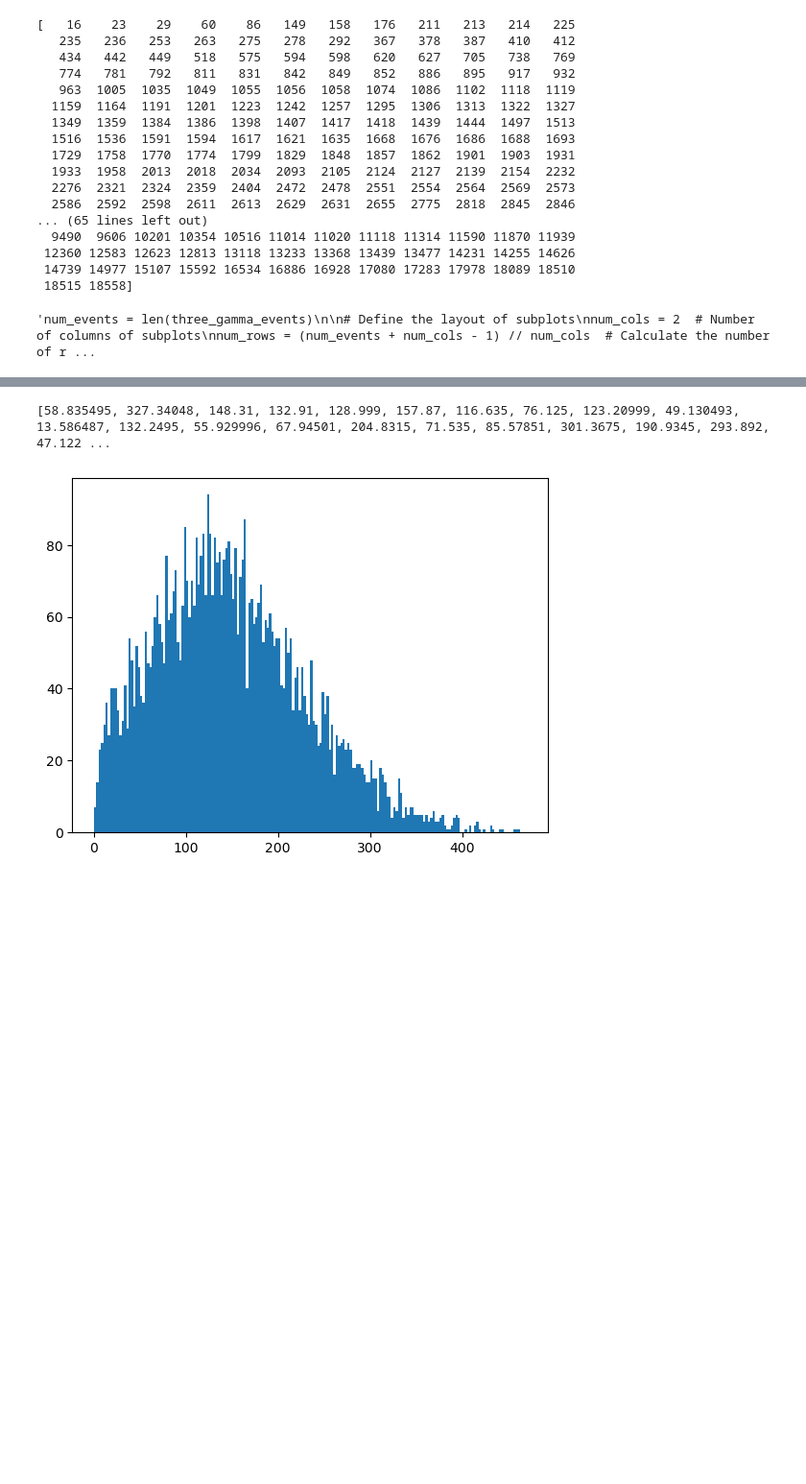
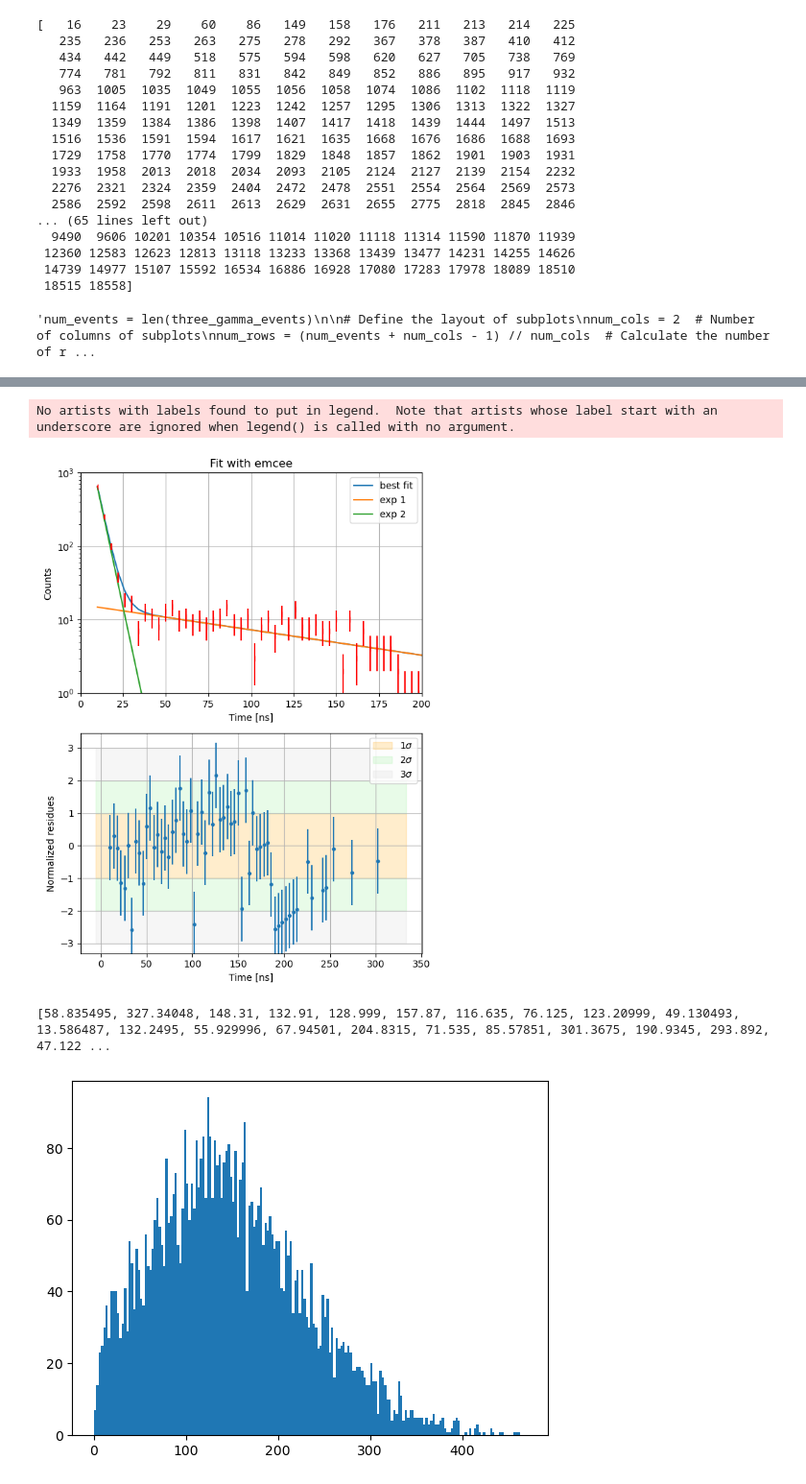
Before and after one commit to 0-DvD-0/Sfera, a Jupyter notebook: Jupyter/ortho_filter_check.ipynb, the cells around one changed output, grey strips where cells are left out. Shown at 96% size. Saved outputs shown, nothing was run; the diff lists cells and outputs as text; code cells hidden in the pictures; blank space fills up the shorter version.

```diff
--- a/Jupyter/ortho_filter_check.ipynb
+++ b/Jupyter/ortho_filter_check.ipynb
@@ -457,0 +488,8 @@ No artists with labels found to put in legend.  Note that artists whose label st
+# %%
+emcee_kws = dict(steps=5000, burn=500, thin=20, is_weighted=False,
+                 progress=False)
+emcee_params = result.params.copy()
+emcee_params.add('__lnsigma', value=np.log(0.1), min=np.log(0.001), max=np.log(2.0))
+
+result_emcee = model.fit(data=bin_T, x=centersT, params=emcee_params, method='emcee',
+                         nan_policy='omit', fit_kws=emcee_kws)
@@ -458,3 +516,47 @@ No artists with labels found to put in legend.  Note that artists whose label st
+# %%
+fig, (ax1, ax2) = plt.subplots(2, 1, figsize=(6, 8))
+
+#_ = ax1.hist(mean_time_diff, bins = Nbins, range = [0, 200], color = "cyan", alpha = 0.5, label = "Background")
+ax1.set_xlabel('Time [ns]')
+ax1.set_ylabel('Counts')
+ax1.legend()
+
+comps = result_emcee.eval_components()                        #Plotto il best fit + le componenti
+ax1.plot(centersT, result_emcee.best_fit, label='best fit')
+ax1.plot(centersT, comps['e1_'], label='exp 1')
+ax1.plot(centersT, comps['e2_'], label='exp 2')
+
+
+ax1.legend()
+ax1.errorbar(centersT, bin_T, errT, color = "red", fmt='|')
+ax1.set_xlim(0, 200)
+ax1.grid()
+
+residueT = bin_T - result_emcee.best_fit
+norm_resT = residueT / errT
+
+ax2.errorbar(centersT, norm_resT, 1, ls = "", marker = ".")
+ax2.grid()
+
+ax2.set_xlabel('Time [ns]')
+ax2.set_ylabel('Normalized residues')
+
+xlim = ax2.get_xlim()
+
+ax2.fill_between(xlim, [-1, -1], [1, 1], color = "orange", alpha = 0.2, label = r'$1\sigma$')
+ax2.fill_between(xlim, [-2, -2], [-1, -1], color = "lightgreen", alpha = 0.2, label = r'$2\sigma$')
+ax2.fill_between(xlim, [1, 1], [2, 2], color = "lightgreen", alpha = 0.2)
+ax2.fill_between(xlim, [2, 2], [3, 3], color = "lightgray", alpha = 0.2, label = r'$3\sigma$')
+ax2.fill_between(xlim, [-3, -3], [-2, -2], color = "lightgray", alpha = 0.2)
+ax1.set_yscale('log')
+ax2.legend()
+ax1.set_ylim(1, 1000)
+ax1.set_title('Fit with emcee')
+fig.tight_layout()
+plt.show()
+# %% [output]
+No artists with labels found to put in legend.  Note that artists whose label start with an underscore are ignored when legend() is called with no argument.
+[figure, added]
 # %%
 #distribuzione ottenuta con il leading edge
 
```
Also changed, not shown: parts of 7 cells of this notebook.
